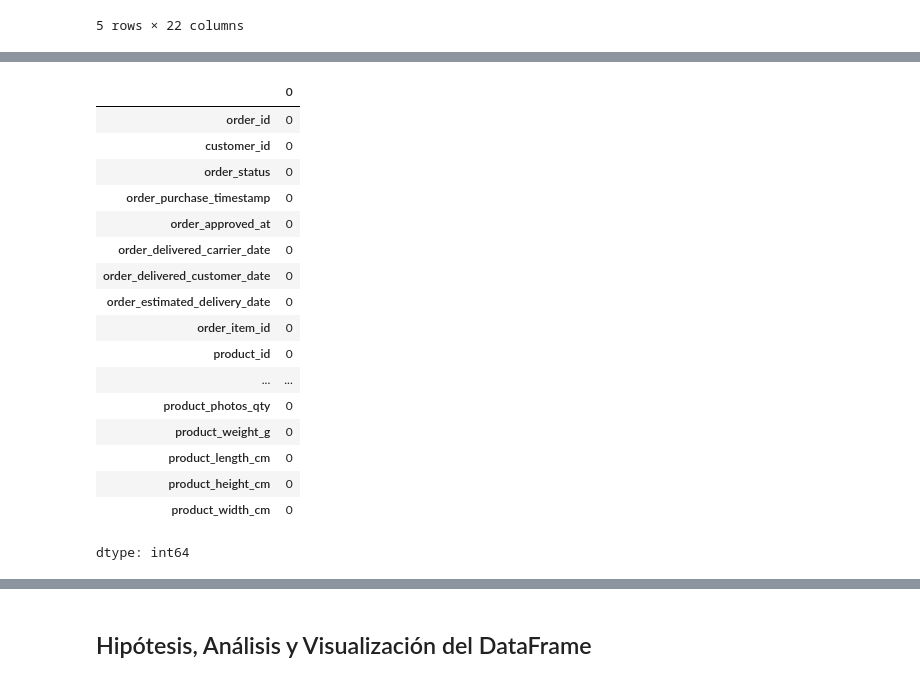
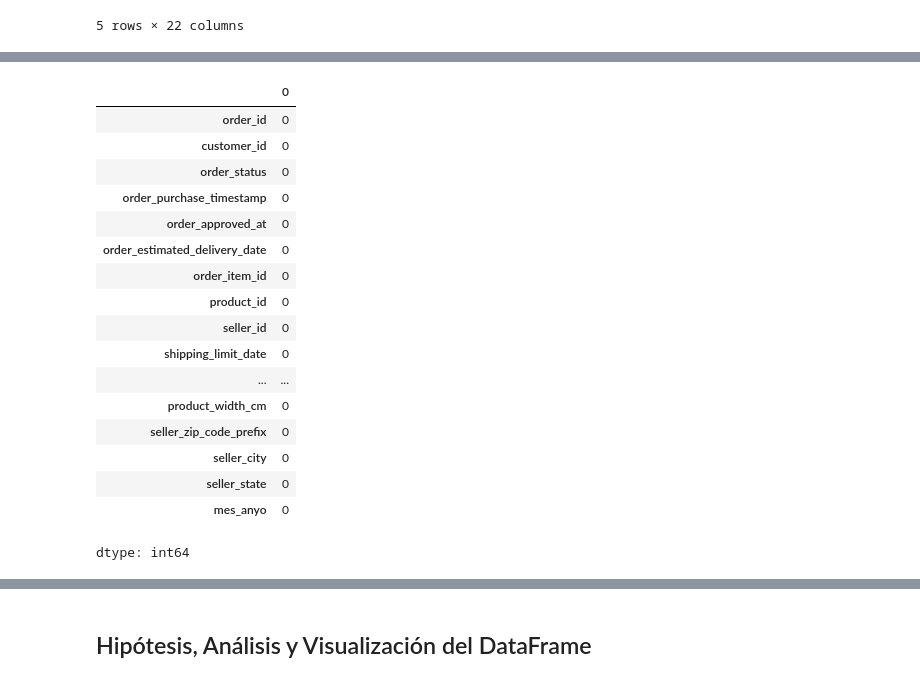
Before and after one commit to nicobotti91/coderds, a Jupyter notebook: ProyectoDSParteII_Botti.ipynb, the cells around one changed output, grey strips where cells are left out. Drawn from its saved outputs; the diff is of its cells as text; code cells hidden in the pictures.

```diff
--- a/ProyectoDSParteII_Botti.ipynb
+++ b/ProyectoDSParteII_Botti.ipynb
@@ -141,4 +141,8 @@ dtypes: float64(9), int64(1), object(12)
 memory usage: 18.9+ MB
 # %%
 # Pasar la fecha a formato fecha
-df_products_merged['order_purchase_timestamp'] = pd.to_datetime(df_products_merged['order_purchase_timestamp'])
+df_target_sales['order_purchase_timestamp'] = pd.to_datetime(df_target_sales['order_purchase_timestamp'])
+# %%
+# Pasar la fecha a formato Mes y Año
+df_target_sales.loc[:, 'mes_anyo'] = df_target_sales['order_purchase_timestamp'].dt.strftime('%B %Y')
+df_target_sales.head()
@@ -166 +178,4 @@ df_products_merged.isna().sum()
 dtype: int64
+# %%
+df_target_sales.drop(columns=['order_delivered_carrier_date','order_delivered_customer_date'], axis=1, inplace=True)
+df_target_sales.isna().sum()
@@ -167,24 +201,24 @@ dtype: int64
 # %%
 # Borrar filas con NaN & Tamaño del DataFrame post eliminación
 
-df_prod_merged_ok = df_products_merged.dropna()
-df_prod_merged_ok.isna().sum()
+df_target_sales_cleaned = df_target_sales.dropna()
+df_target_sales_cleaned.isna().sum()
 # %% [output]
 |  | 0 |
 | order_id | 0 |
 | customer_id | 0 |
 | order_status | 0 |
 | order_purchase_timestamp | 0 |
 | order_approved_at | 0 |
-| order_delivered_carrier_date | 0 |
-| order_delivered_customer_date | 0 |
 | order_estimated_delivery_date | 0 |
 | order_item_id | 0 |
 | product_id | 0 |
+| seller_id | 0 |
+| shipping_limit_date | 0 |
 | ... | ... |
-| product_photos_qty | 0 |
-| product_weight_g | 0 |
-| product_length_cm | 0 |
-| product_height_cm | 0 |
 | product_width_cm | 0 |
+| seller_zip_code_prefix | 0 |
+| seller_city | 0 |
+| seller_state | 0 |
+| mes_anyo | 0 |
 dtype: int64
```
Also changed, not shown: parts of 12 cells of this notebook.
